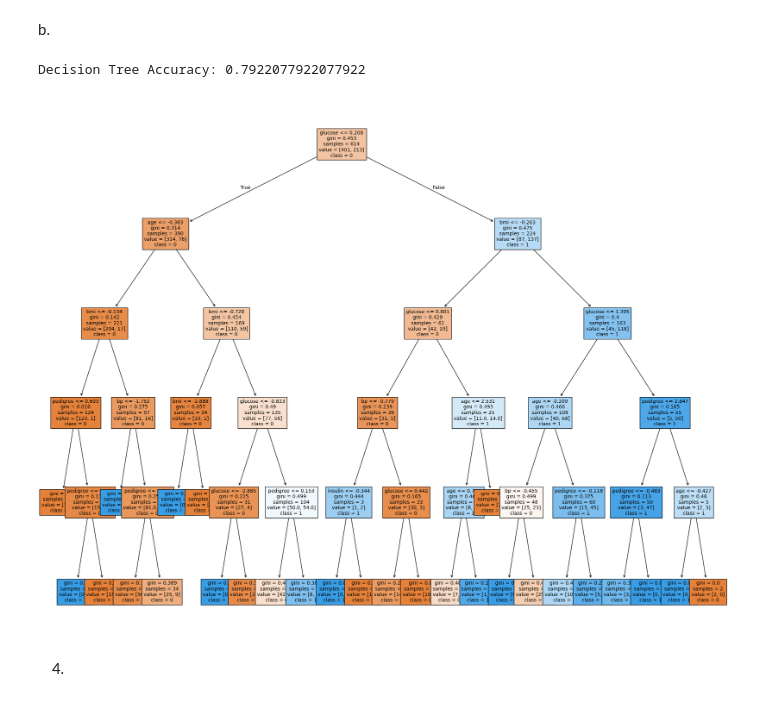
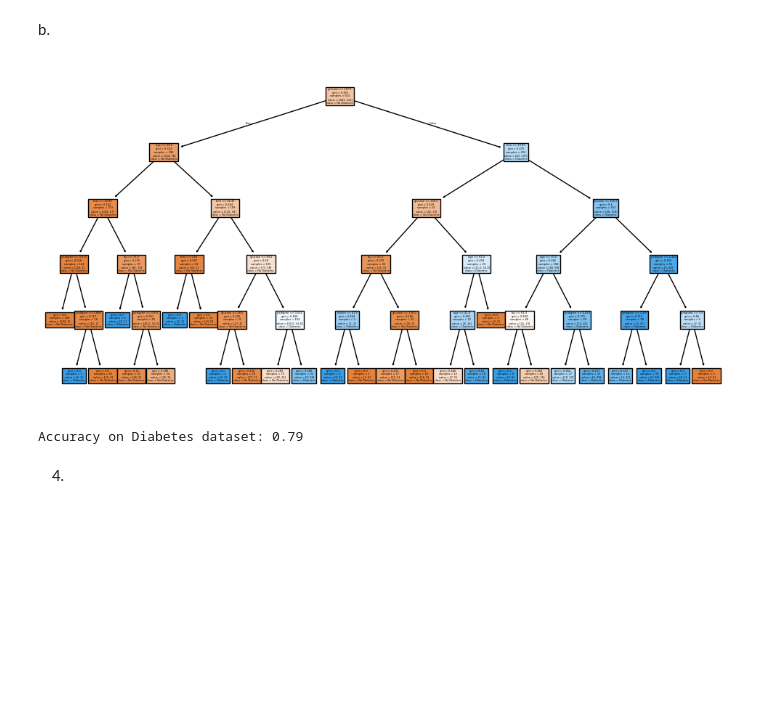
Before and after one commit to linnypham/CSC4850, a Jupyter notebook: a1/hw.ipynb, the cells around one changed output. Saved outputs shown, nothing was run; the diff lists cells and outputs as text; code cells hidden in the pictures; blank space fills up the shorter version.

```diff
--- a/a1/hw.ipynb
+++ b/a1/hw.ipynb
@@ -156,34 +140,26 @@ b.
 # %%
 col_names = ['pregnant', 'glucose', 'bp', 'skin', 'insulin', 'bmi', 'pedigree', 'age', 'label']
 pima = pd.read_csv("diabetes.csv", header=0, names=col_names)
 
 X_d = pima.drop(columns=['label'])  # Features
 y_d = pima['label']  # Target
 
 # Split dataset (80% training, 20% testing)
 X_train_d, X_test_d, y_train_d, y_test_d = train_test_split(X_d, y_d, test_size=0.2, random_state=42)
 
-# Scale features
-scaler_d = StandardScaler()
-X_train_d = scaler_d.fit_transform(X_train_d)
-X_test_d = scaler_d.transform(X_test_d)
-
 dt_d = DecisionTreeClassifier(max_depth=5)
 dt_d.fit(X_train_d, y_train_d)
 y_pred_dt_d = dt_d.predict(X_test_d)
-print("Decision Tree Accuracy:", accuracy_score(y_test_d, y_pred_dt_d))
 
-fig_d = plt.figure(figsize=(25, 20))
-_ = plot_tree(dt_d,
-              max_depth=5,
-              feature_names=X_d.columns,
-              class_names=['0', '1'],
-              fontsize= 10,
-              filled=True)
+plt.figure(figsize=(12, 6))
+plot_tree(dt_d, feature_names=col_names[:-1], class_names=['No Diabetes', 'Diabetes'], filled=True)
 plt.show()
+
+# Evaluate the model
+print(f"Accuracy on Diabetes dataset: {accuracy_score(y_test_d, y_pred_dt_d):.2f}")
 # %% [output]
+[figure, new version]
-Decision Tree Accuracy: 0.7922077922077922
+Accuracy on Diabetes dataset: 0.79
-[figure, old version]
 # %% [markdown]
 4.
 # %% [markdown]
```
Also changed, not shown: parts of 7 cells of this notebook.
